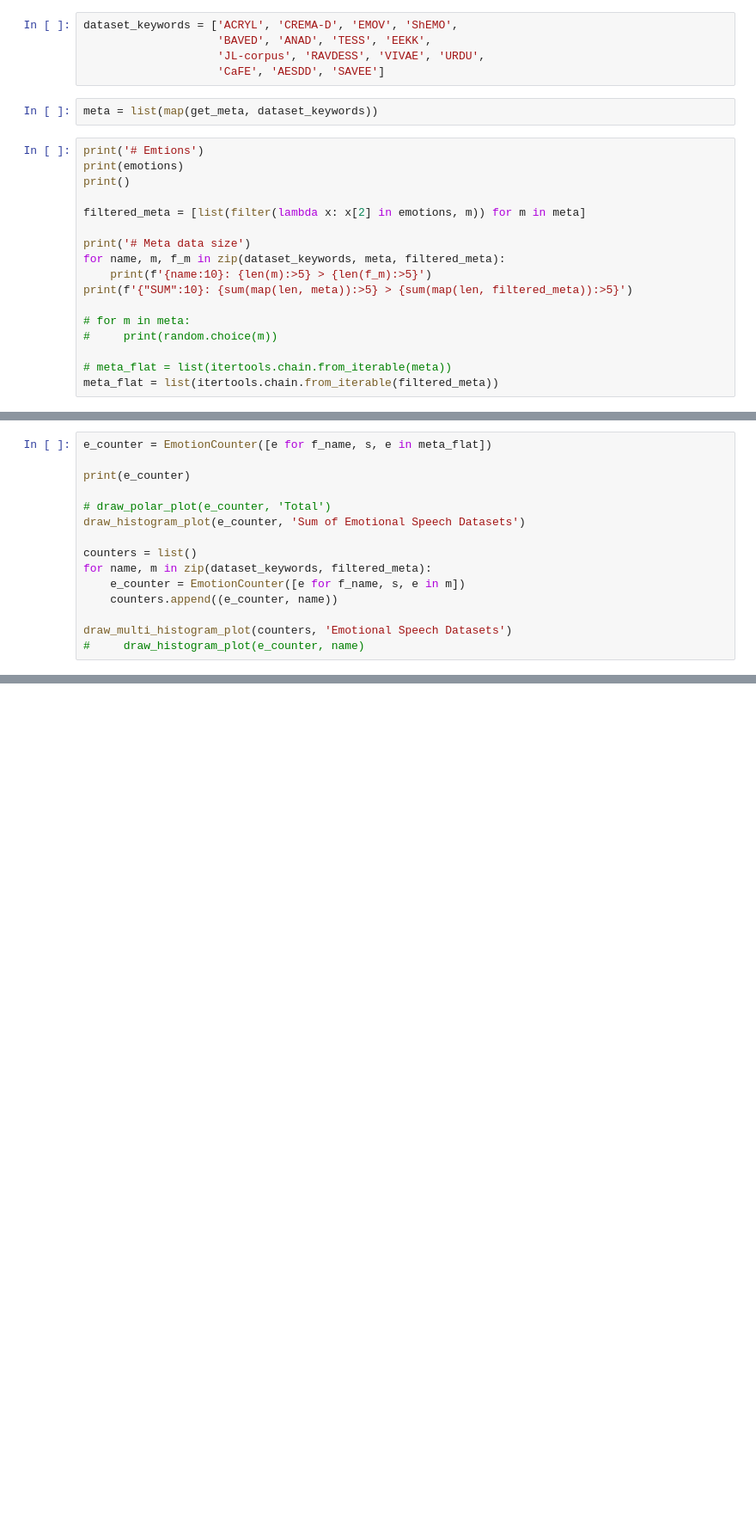
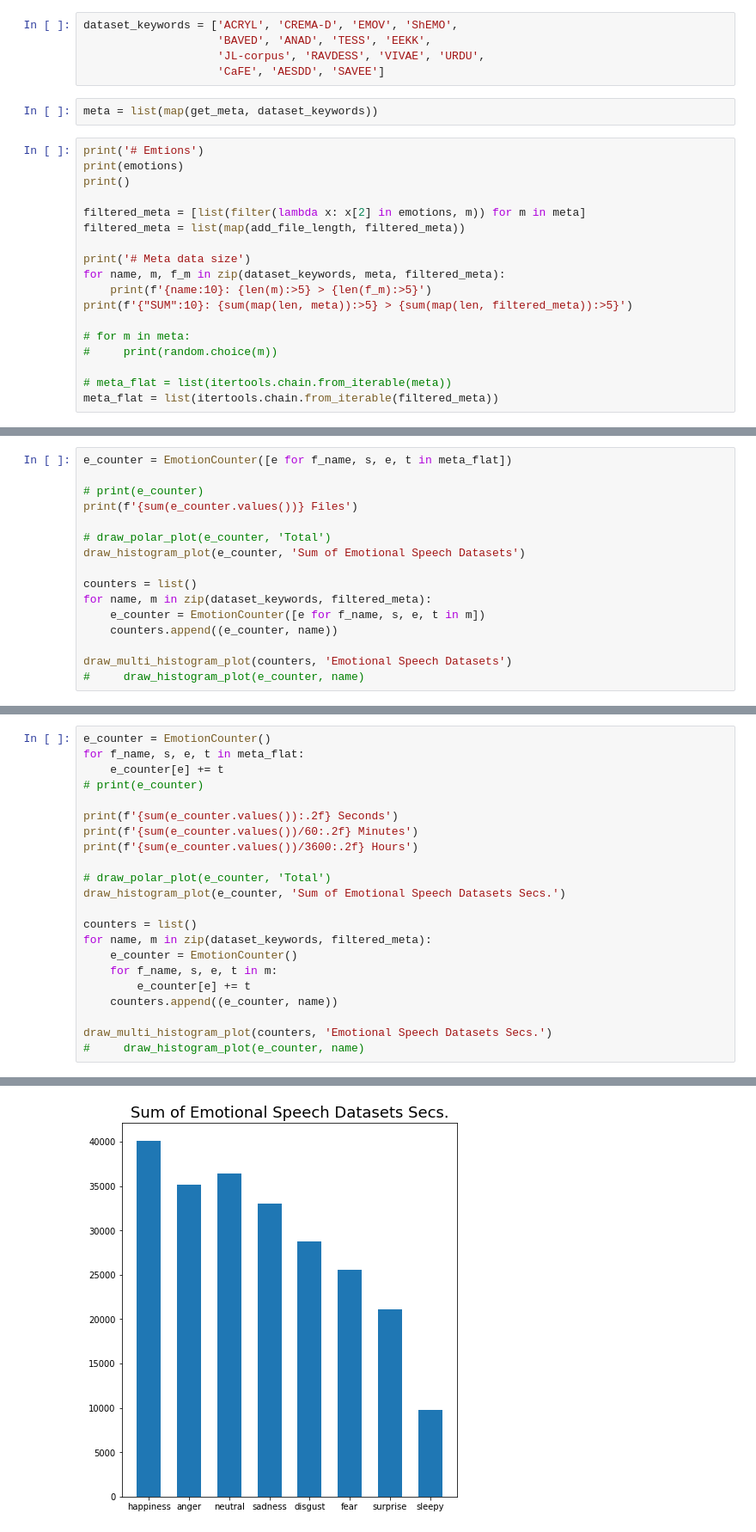
Before and after one commit to Joovvhan/speech-emotion-recognition, a Jupyter notebook: data-viewer.ipynb, the cells around one changed output, grey strips where cells are left out. Shown at 86% size. Drawn from its saved outputs; the diff is of its cells as text; blank space fills up the shorter version.

```diff
--- a/data-viewer.ipynb
+++ b/data-viewer.ipynb
@@ -89,6 +100,7 @@ print(emotions)
 print()
 
 filtered_meta = [list(filter(lambda x: x[2] in emotions, m)) for m in meta]
+filtered_meta = list(map(add_file_length, filtered_meta))
 
 print('# Meta data size')
 for name, m, f_m in zip(dataset_keywords, meta, filtered_meta):
@@ -124,14 +132,15 @@ SUM       : 54001 > 51506
 # %%
-e_counter = EmotionCounter([e for f_name, s, e in meta_flat])
+e_counter = EmotionCounter([e for f_name, s, e, t in meta_flat])
 
-print(e_counter)
+# print(e_counter)
+print(f'{sum(e_counter.values())} Files')
 
 # draw_polar_plot(e_counter, 'Total')
 draw_histogram_plot(e_counter, 'Sum of Emotional Speech Datasets')
 
 counters = list()
 for name, m in zip(dataset_keywords, filtered_meta):
-    e_counter = EmotionCounter([e for f_name, s, e in m])
+    e_counter = EmotionCounter([e for f_name, s, e, t in m])
     counters.append((e_counter, name))
 
 draw_multi_histogram_plot(counters, 'Emotional Speech Datasets')
@@ -141,2 +150,25 @@ EmotionCounter({'happiness': 9078, 'anger': 9058, 'neutral': 8721, 'sadness': 69
 [figure]
 [figure]
+# %%
+e_counter = EmotionCounter()
+for f_name, s, e, t in meta_flat:
+    e_counter[e] += t
+# print(e_counter)
+
+print(f'{sum(e_counter.values()):.2f} Seconds')
+print(f'{sum(e_counter.values())/60:.2f} Minutes')
+print(f'{sum(e_counter.values())/3600:.2f} Hours')
+
+# draw_polar_plot(e_counter, 'Total')
+draw_histogram_plot(e_counter, 'Sum of Emotional Speech Datasets Secs.')
+
+counters = list()
+for name, m in zip(dataset_keywords, filtered_meta):
+    e_counter = EmotionCounter()
+    for f_name, s, e, t in m:
+        e_counter[e] += t
+    counters.append((e_counter, name))
+
+draw_multi_histogram_plot(counters, 'Emotional Speech Datasets Secs.')
+#     draw_histogram_plot(e_counter, name)
+# %% [output]
@@ -142,0 +178 @@ EmotionCounter({'happiness': 9078, 'anger': 9058, 'neutral': 8721, 'sadness': 69
+[figure, added]
```
Also changed, not shown: parts of 16 cells of this notebook, 2 other files.
